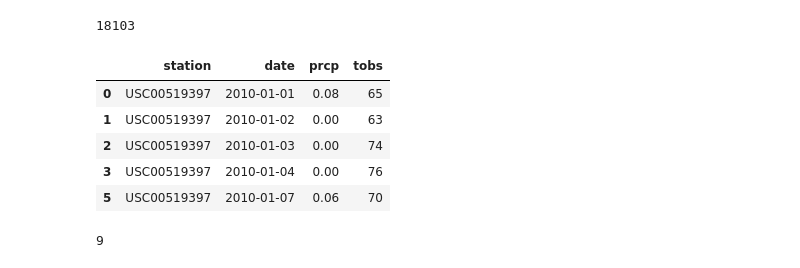
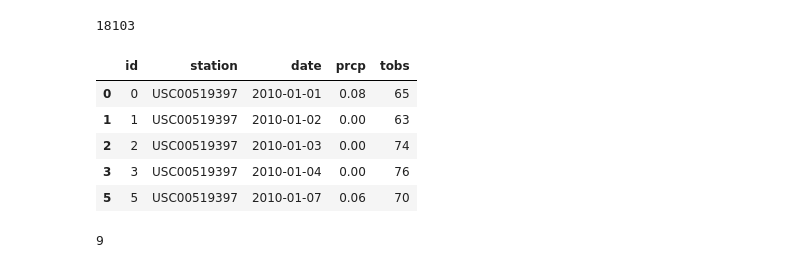
Before and after one commit to alyssflynn/ClimateAnalysis, a Jupyter notebook: data_engineering.ipynb, the cells around one changed output. Cells and saved outputs as stored; diff of their text form; code cells hidden in the pictures.

```diff
--- a/data_engineering.ipynb
+++ b/data_engineering.ipynb
@@ -4,16 +6,20 @@ import pandas as pd
 # %%
 measurements = pd.read_csv("Resources/hawaii_measurements.csv")
 measurements = measurements.dropna()
+measurements['id'] = measurements.index
+# measurements['date'] = measurements['date'].apply(lambda x: strptime(x, "%Y-%m-%d"))
+measurements = measurements[['id', 'station', 'date', 'prcp', 'tobs']]
+
 print(len(measurements))
 measurements.head()
 # %% [output]
 18103
-|  | station | date | prcp | tobs |
-| 0 | USC00519397 | 2010-01-01 | 0.08 | 65 |
-| 1 | USC00519397 | 2010-01-02 | 0.00 | 63 |
-| 2 | USC00519397 | 2010-01-03 | 0.00 | 74 |
-| 3 | USC00519397 | 2010-01-04 | 0.00 | 76 |
-| 5 | USC00519397 | 2010-01-07 | 0.06 | 70 |
+|  | id | station | date | prcp | tobs |
+| 0 | 0 | USC00519397 | 2010-01-01 | 0.08 | 65 |
+| 1 | 1 | USC00519397 | 2010-01-02 | 0.00 | 63 |
+| 2 | 2 | USC00519397 | 2010-01-03 | 0.00 | 74 |
+| 3 | 3 | USC00519397 | 2010-01-04 | 0.00 | 76 |
+| 5 | 5 | USC00519397 | 2010-01-07 | 0.06 | 70 |
 # %%
 stations = pd.read_csv("Resources/hawaii_stations.csv")
 print(len(stations))
```
Also changed, not shown: parts of 2 cells of this notebook, 4 other files.
